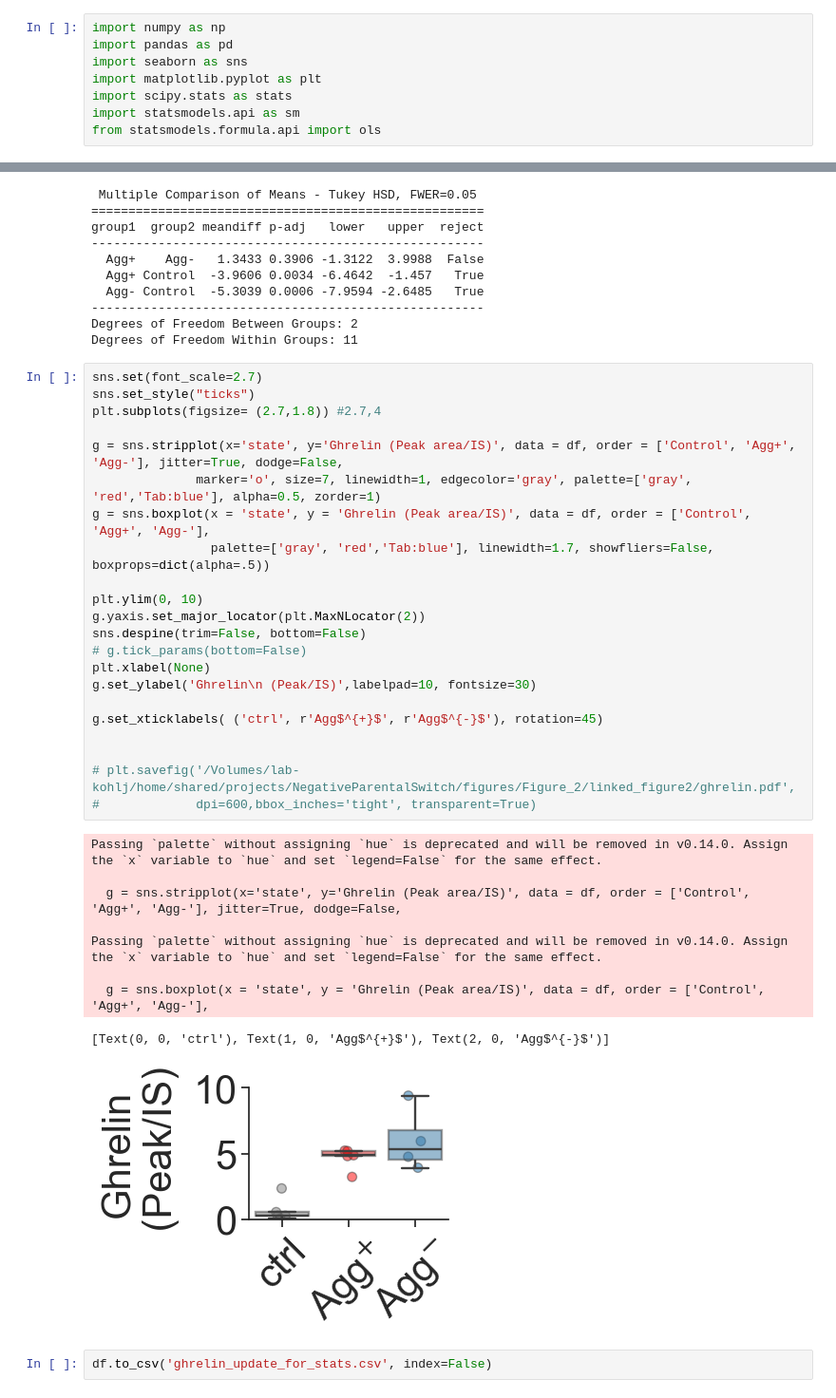
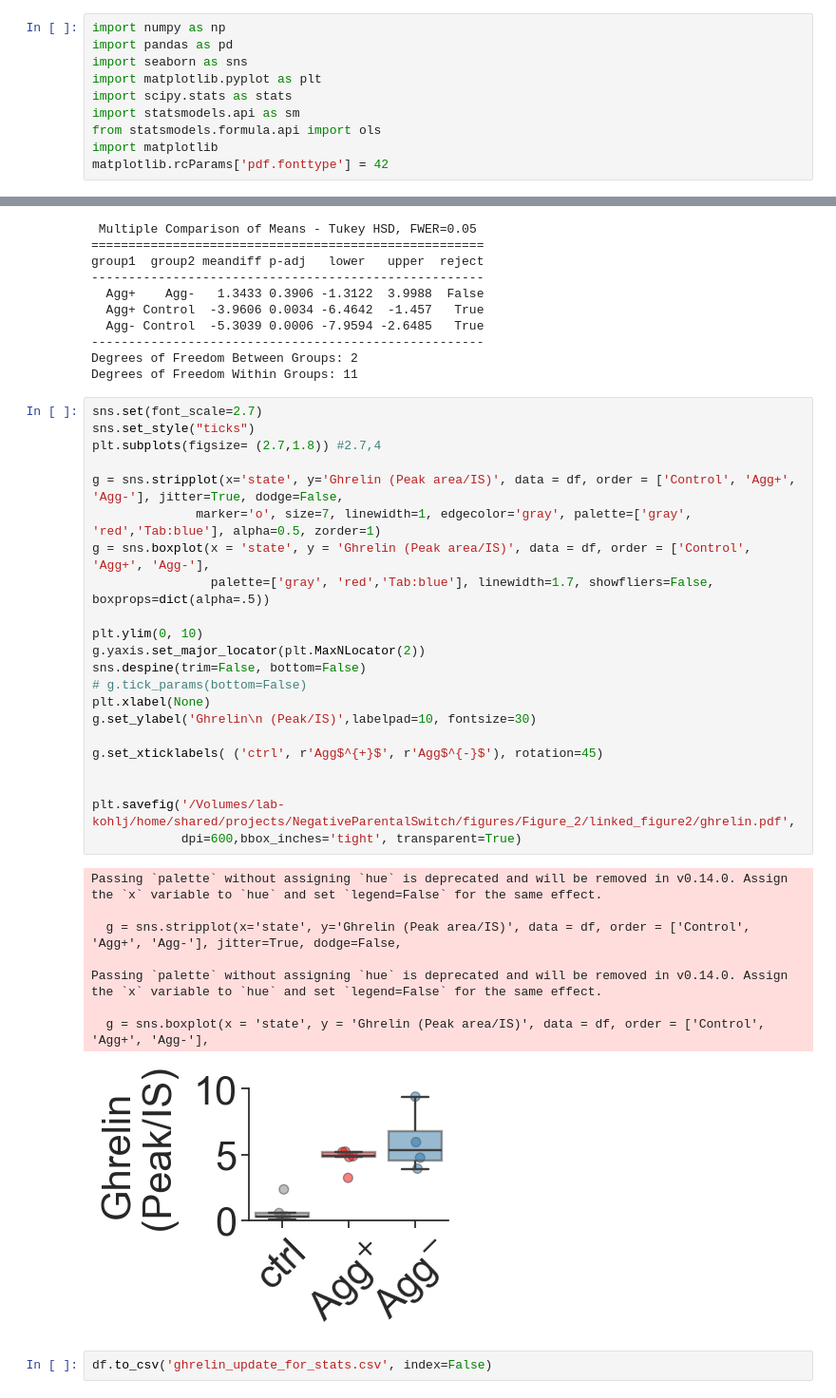
Before and after one commit to FrancisCrickInstitute/negative_parental_switch, a Jupyter notebook: NPW_hormone/ghrelin/ghrelin_quantification.ipynb, the cells around one changed output, grey strips where cells are left out. Shown at 95% size. Cells and saved outputs as stored; diff of their text form.

```diff
--- a/NPW_hormone/ghrelin/ghrelin_quantification.ipynb
+++ b/NPW_hormone/ghrelin/ghrelin_quantification.ipynb
@@ -6,6 +6,8 @@ import matplotlib.pyplot as plt
 import scipy.stats as stats
 import statsmodels.api as sm
 from statsmodels.formula.api import ols
+import matplotlib
+matplotlib.rcParams['pdf.fonttype'] = 42
 # %%
 df = pd.read_csv('ghrelin_update.csv')
 standard = pd.read_csv('standard.csv')
@@ -61,35 +63,34 @@ Degrees of Freedom Within Groups: 11
 # %%
 sns.set(font_scale=2.7)
 sns.set_style("ticks")
 plt.subplots(figsize= (2.7,1.8)) #2.7,4
 
 g = sns.stripplot(x='state', y='Ghrelin (Peak area/IS)', data = df, order = ['Control', 'Agg+', 'Agg-'], jitter=True, dodge=False,
               marker='o', size=7, linewidth=1, edgecolor='gray', palette=['gray', 'red','Tab:blue'], alpha=0.5, zorder=1)
 g = sns.boxplot(x = 'state', y = 'Ghrelin (Peak area/IS)', data = df, order = ['Control', 'Agg+', 'Agg-'],
                 palette=['gray', 'red','Tab:blue'], linewidth=1.7, showfliers=False, boxprops=dict(alpha=.5))
 
 plt.ylim(0, 10)
 g.yaxis.set_major_locator(plt.MaxNLocator(2))
 sns.despine(trim=False, bottom=False)
 # g.tick_params(bottom=False)
 plt.xlabel(None)
 g.set_ylabel('Ghrelin\n (Peak/IS)',labelpad=10, fontsize=30)
 
 g.set_xticklabels( ('ctrl', r'Agg$^{+}$', r'Agg$^{-}$'), rotation=45)
 
 
-# plt.savefig('/Volumes/lab-kohlj/home/shared/projects/NegativeParentalSwitch/figures/Figure_2/linked_figure2/ghrelin.pdf',
-#             dpi=600,bbox_inches='tight', transparent=True)
+plt.savefig('/Volumes/lab-kohlj/home/shared/projects/NegativeParentalSwitch/figures/Figure_2/linked_figure2/ghrelin.pdf',
+            dpi=600,bbox_inches='tight', transparent=True)
 # %% [output]
 Passing `palette` without assigning `hue` is deprecated and will be removed in v0.14.0. Assign the `x` variable to `hue` and set `legend=False` for the same effect.
 
   g = sns.stripplot(x='state', y='Ghrelin (Peak area/IS)', data = df, order = ['Control', 'Agg+', 'Agg-'], jitter=True, dodge=False,
 
 Passing `palette` without assigning `hue` is deprecated and will be removed in v0.14.0. Assign the `x` variable to `hue` and set `legend=False` for the same effect.
 
   g = sns.boxplot(x = 'state', y = 'Ghrelin (Peak area/IS)', data = df, order = ['Control', 'Agg+', 'Agg-'],
-[Text(0, 0, 'ctrl'), Text(1, 0, 'Agg$^{+}$'), Text(2, 0, 'Agg$^{-}$')]
-[figure, old version]
+[figure, new version]
 # %%
 df.to_csv('ghrelin_update_for_stats.csv', index=False)
 # %%
```
Also changed, not shown: 48 other files.
